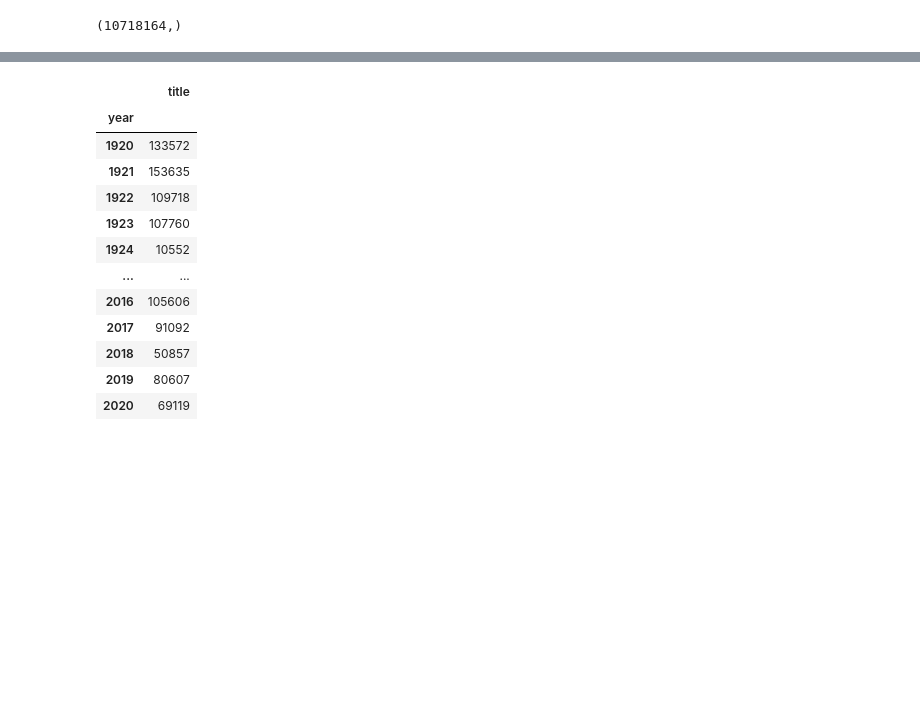
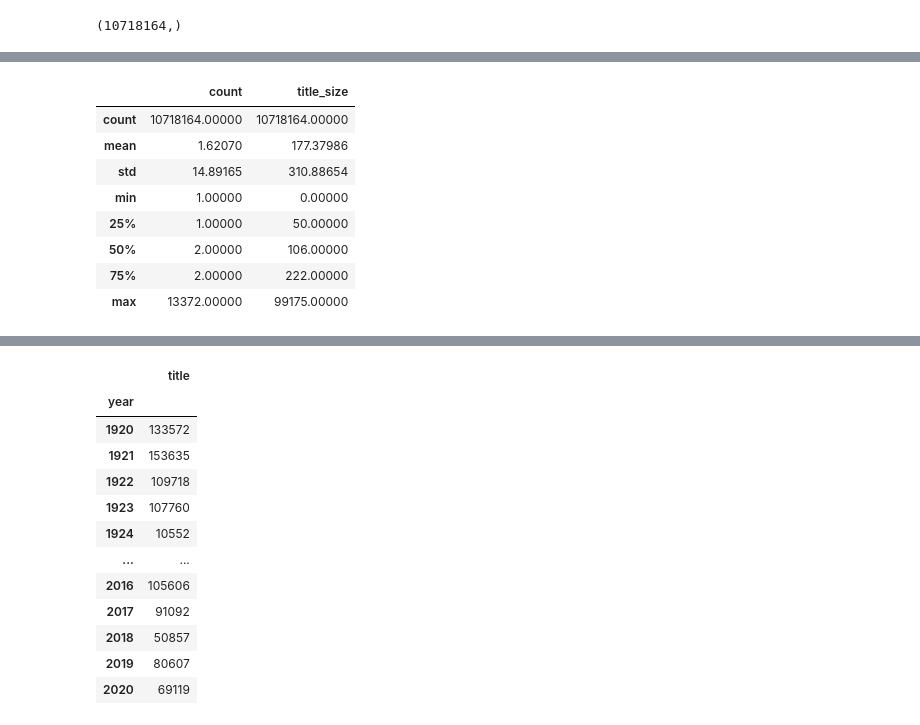
Before and after one commit to AutumnEvans418/in-data-we-trust, a Jupyter notebook: src/raw_data/discovery.ipynb, the cells around one changed output, grey strips where cells are left out. Cells and saved outputs as stored; diff of their text form; code cells hidden in the pictures; blank space fills up the shorter version.

```diff
--- a/src/raw_data/discovery.ipynb
+++ b/src/raw_data/discovery.ipynb
@@ -43,0 +71,16 @@ dtype: int64
+# %%
+# no scientific notation
+pd.set_option('display.float_format', '{:.5f}'.format)
+
+# Statistics
+dups.describe()
+# %% [output]
+|  | count | title_size |
+| count | 10718164.00000 | 10718164.00000 |
+| mean | 1.62070 | 177.37986 |
+| std | 14.89165 | 310.88654 |
+| min | 1.00000 | 0.00000 |
+| 25% | 1.00000 | 50.00000 |
+| 50% | 2.00000 | 106.00000 |
+| 75% | 2.00000 | 222.00000 |
+| max | 13372.00000 | 99175.00000 |
```
Also changed, not shown: parts of 20 cells of this notebook, 2 other files.
